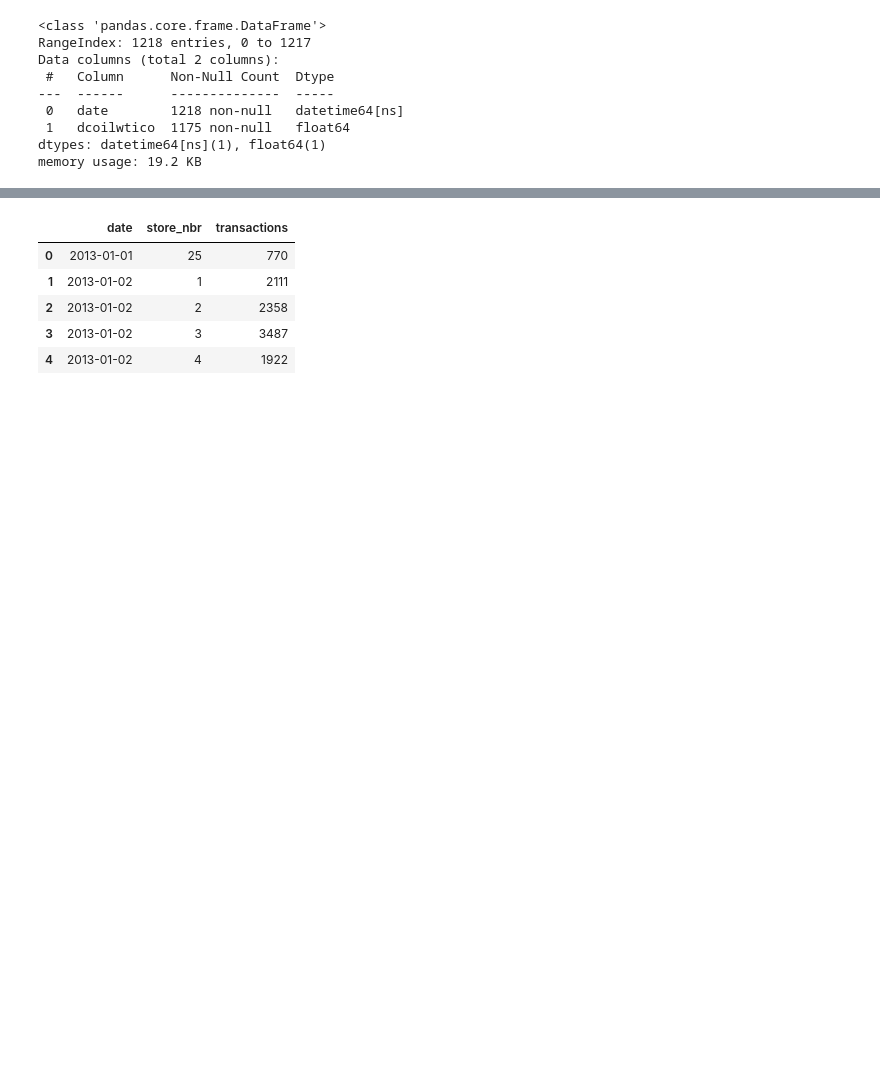
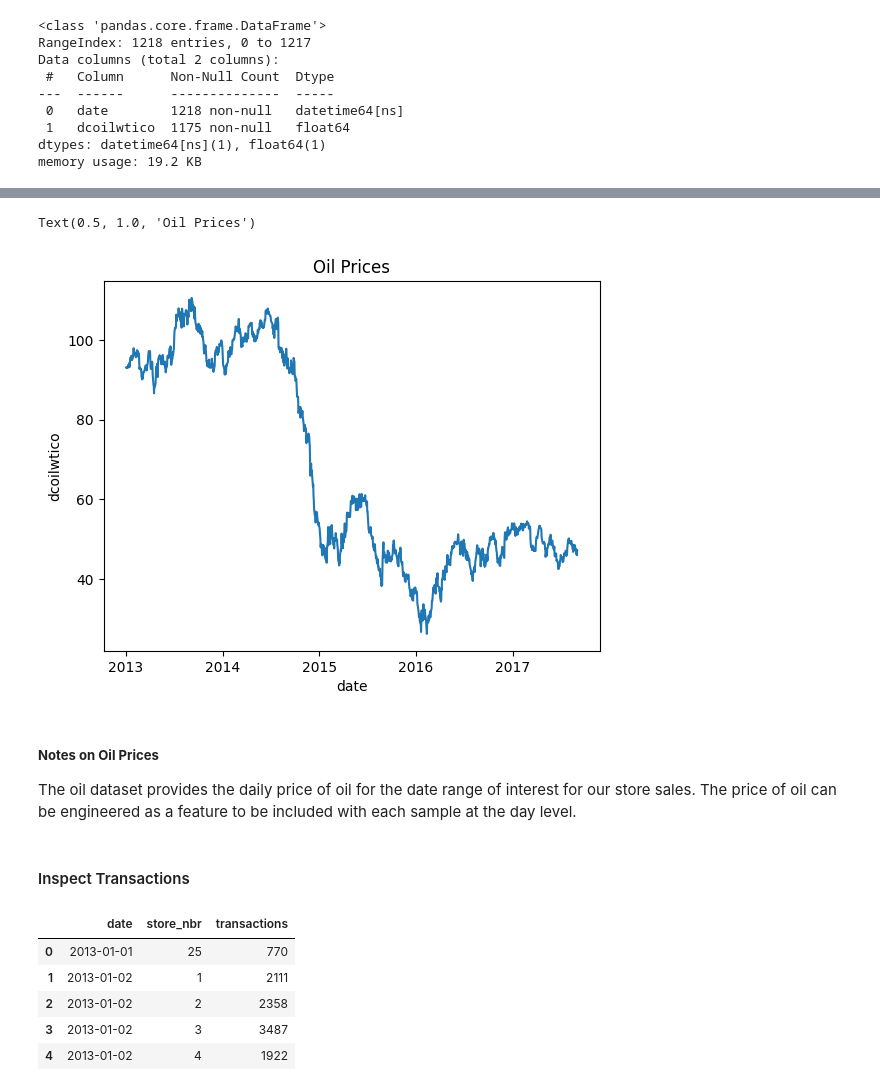
Before and after one commit to t4ai/aai-540-team-5, a Jupyter notebook: aai540_final_project.ipynb, the cells around one changed output, grey strips where cells are left out. Drawn from its saved outputs; the diff is of its cells as text; code cells hidden in the pictures; blank space fills up the shorter version.

Commit message:
Continued EDA with some visualizations and notes/observations

```diff
--- a/aai540_final_project.ipynb
+++ b/aai540_final_project.ipynb
@@ -64,3 +194,16 @@ memory usage: 19.2 KB
+# %%
+# visualize oil prices
+sns.lineplot(data=oil_df, x='date', y='dcoilwtico')
+plt.title('Oil Prices')
+# %% [output]
+Text(0.5, 1.0, 'Oil Prices')
+[figure, added]
+# %% [markdown]
+##### **Notes on Oil Prices**
+
+The oil dataset provides the daily price of oil for the date range of interest for our store sales.  The price of oil can be engineered as a feature to be included with each sample at the day level.
+# %% [markdown]
+#### Inspect Transactions
 # %%
 # Convert dates to datetime
 transactions_df['date'] = pd.to_datetime(transactions_df['date'])
```
Also changed, not shown: parts of 26 cells of this notebook.
